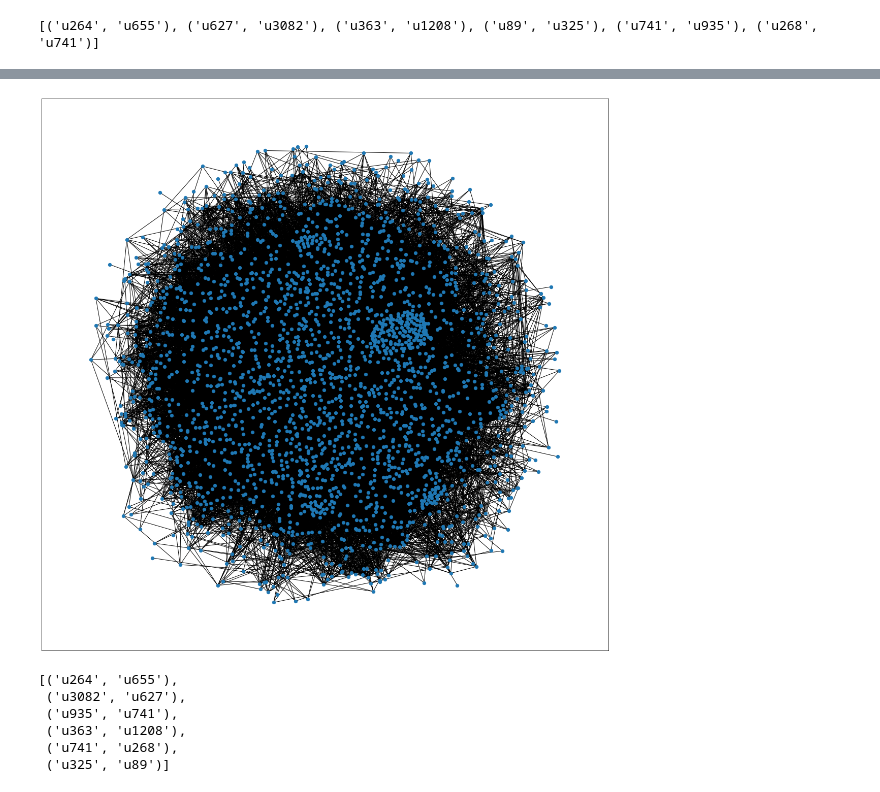
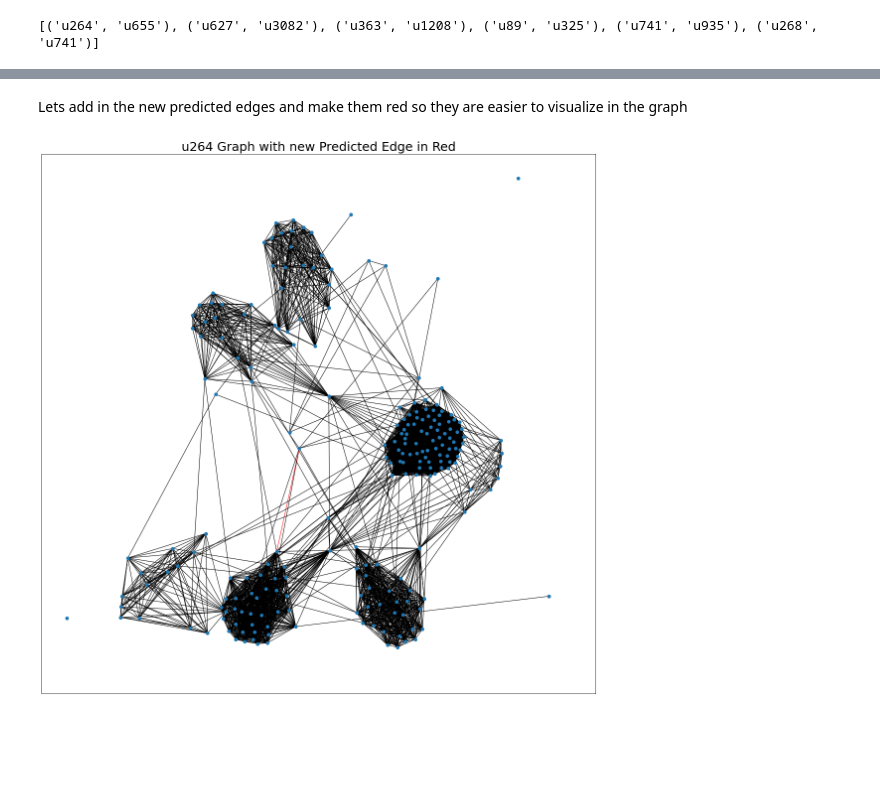
Before and after one commit to PowersPope/Random_edge_predictor, a Jupyter notebook: Random_edge_predictor.ipynb, the cells around one changed output, grey strips where cells are left out. Saved outputs shown, nothing was run; the diff lists cells and outputs as text; code cells hidden in the pictures; blank space fills up the shorter version.

```diff
--- a/Random_edge_predictor.ipynb
+++ b/Random_edge_predictor.ipynb
@@ -74,21 +87,21 @@ print(top10_pairs)
 # %%
+# Set the figsize
 plt.figure(figsize=(10,10))
 
 # Grab a subset of data
 nodelist = list()
-
 for n in G.neighbors('u264'):
     nodelist.append(n)
-    for m in G.neighbors(n):
-        nodelist.append(m)
 
+# Pull out a subgraph
 new_G = G.subgraph(nodelist).copy()
 
-pos = nx.spring_layout(new_G, iterations=10, seed=1)
+# Set the x,y coords of the nodes and edges
+pos = nx.spring_layout(new_G, iterations=20, k=0.2, seed=1)
 
+# Draw the graph
 nx.draw_networkx_nodes(new_G, pos, node_size = 40)
-
 nx.draw_networkx_edges(new_G, pos)
-
+plt.title('u264 Base Graph', fontsize=25)
 plt.show()
 # %% [output]
@@ -102,0 +109,2 @@ G.add_edges_from(new_tuple)
+# %% [markdown]
+Lets add in the new predicted edges and make them red so they are easier to visualize in the graph
@@ -103,31 +121,23 @@ G.add_edges_from(new_tuple)
 # %%
+# Set the figure size
 plt.figure(figsize=(20,20))
 
-# Grab a subset of data
+# Grab a subset of data container our node of interest
 nodelist = list()
-
 for n in G.neighbors('u264'):
     nodelist.append(n)
-    for m in G.neighbors(n):
-        nodelist.append(m)
 
+# Lets pull out the subgraph again
 g = G.subgraph(nodelist).copy()
 
+# Set the x,y coords of nodes and edges
 pos = nx.spring_layout(g, iterations=20, k=0.2, seed=1)
 
+
+# Draw the graph, but this time specify the edge_color attribute
 nx.draw_networkx_nodes(g, pos, node_size = 40)
-
 nx.draw_networkx_edges(g, pos, edge_color=[d['color'] for n1,n2,d in g.edges(data=True)])
-
+plt.title('u264 Graph with new Predicted Edge in Red', fontsize=25)
 plt.show()
 # %% [output]
-[figure, old version]
+[figure, new version]
-# %%
-[(n1,n2) for n1,n2,d in g.edges(data=True) if d['color'] == 'red']
-# %% [output]
-[('u264', 'u655'),
- ('u3082', 'u627'),
- ('u935', 'u741'),
- ('u363', 'u1208'),
- ('u741', 'u268'),
- ('u325', 'u89')]
```
Also changed, not shown: parts of 10 cells of this notebook.
